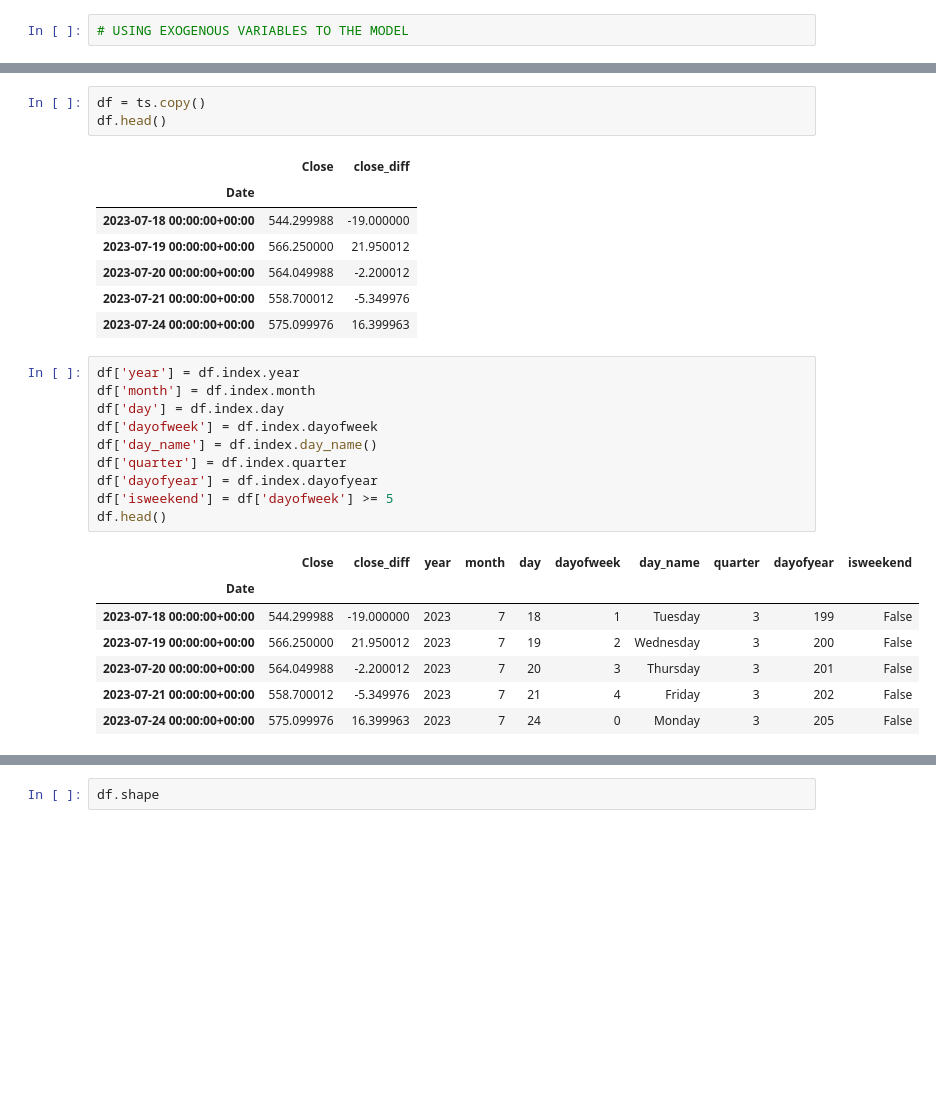
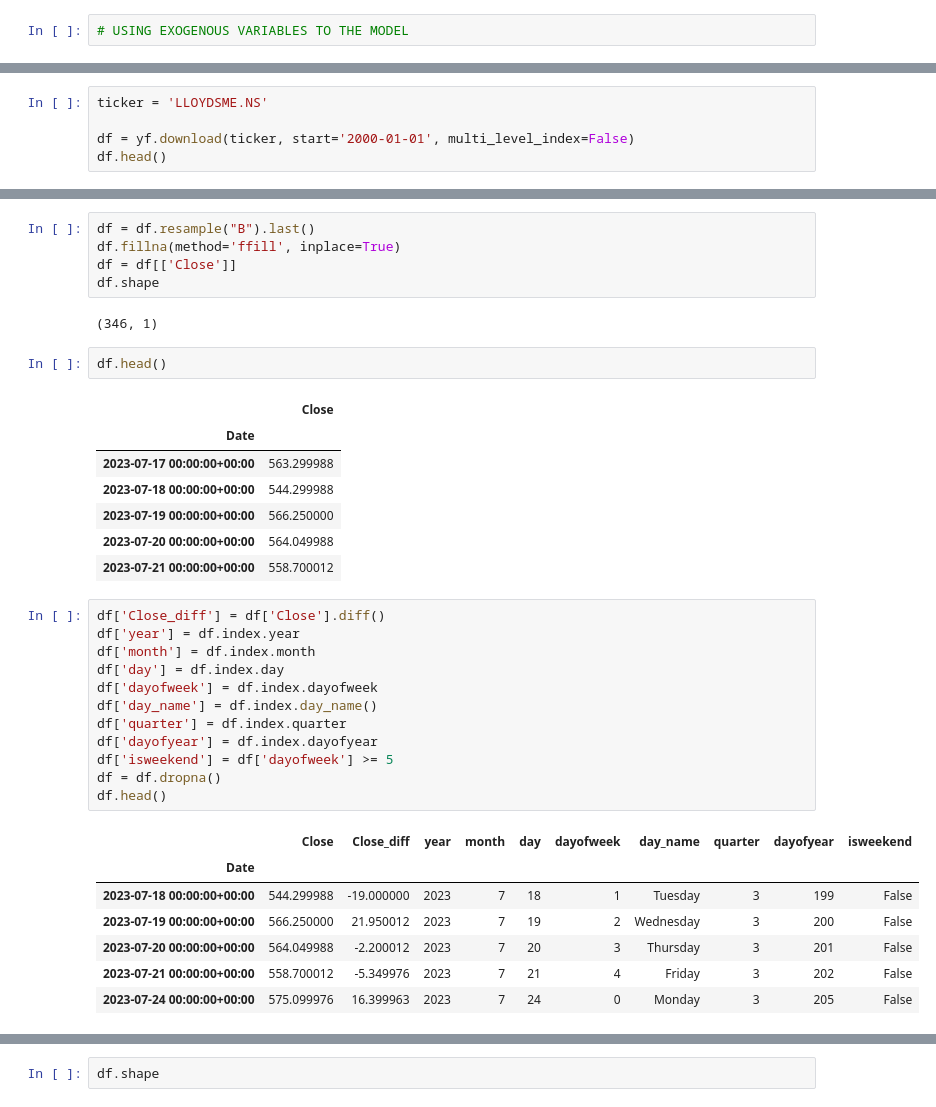
Before and after one commit to manjunathsirur1994/Time_series_forecasting, a Jupyter notebook: TS_SARIMA_SARIMAX.ipynb, the cells around one changed output, grey strips where cells are left out. Drawn from its saved outputs; the diff is of its cells as text; blank space fills up the shorter version.

```diff
--- a/TS_SARIMA_SARIMAX.ipynb
+++ b/TS_SARIMA_SARIMAX.ipynb
@@ -232,0 +216,5 @@ ts
+# %%
+ticker = 'LLOYDSME.NS'
+
+df = yf.download(ticker, start='2000-01-01', multi_level_index=False)
+df.head()
@@ -233,26 +230,34 @@ ts
+# %%
+df = df.resample("B").last()
+df.fillna(method='ffill', inplace=True)
+df = df[['Close']]
+df.shape
+# %% [output]
+(346, 1)
 # %%
-df = ts.copy()
 df.head()
 # %% [output]
-|  | Close | close_diff |
-| Date |  |  |
-| 2023-07-18 00:00:00+00:00 | 544.299988 | -19.000000 |
-| 2023-07-19 00:00:00+00:00 | 566.250000 | 21.950012 |
-| 2023-07-20 00:00:00+00:00 | 564.049988 | -2.200012 |
-| 2023-07-21 00:00:00+00:00 | 558.700012 | -5.349976 |
-| 2023-07-24 00:00:00+00:00 | 575.099976 | 16.399963 |
+|  | Close |
+| Date |  |
+| 2023-07-17 00:00:00+00:00 | 563.299988 |
+| 2023-07-18 00:00:00+00:00 | 544.299988 |
+| 2023-07-19 00:00:00+00:00 | 566.250000 |
+| 2023-07-20 00:00:00+00:00 | 564.049988 |
+| 2023-07-21 00:00:00+00:00 | 558.700012 |
 # %%
+df['Close_diff'] = df['Close'].diff()
 df['year'] = df.index.year
 df['month'] = df.index.month
 df['day'] = df.index.day
 df['dayofweek'] = df.index.dayofweek
 df['day_name'] = df.index.day_name()
 df['quarter'] = df.index.quarter
 df['dayofyear'] = df.index.dayofyear
 df['isweekend'] = df['dayofweek'] >= 5
+df = df.dropna()
 df.head()
 # %% [output]
-|  | Close | close_diff | year | month | day | dayofweek | day_name | quarter | dayofyear | isweekend |
+|  | Close | Close_diff | year | month | day | dayofweek | day_name | quarter | dayofyear | isweekend |
 | Date |  |  |  |  |  |  |  |  |  |  |
 | 2023-07-18 00:00:00+00:00 | 544.299988 | -19.000000 | 2023 | 7 | 18 | 1 | Tuesday | 3 | 199 | False |
 | 2023-07-19 00:00:00+00:00 | 566.250000 | 21.950012 | 2023 | 7 | 19 | 2 | Wednesday | 3 | 200 | False |
```
Also changed, not shown: parts of 14 cells of this notebook.
